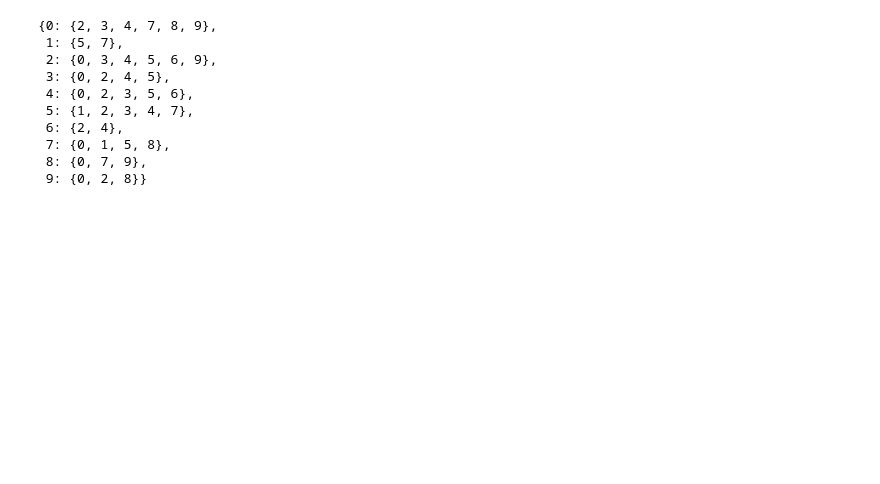
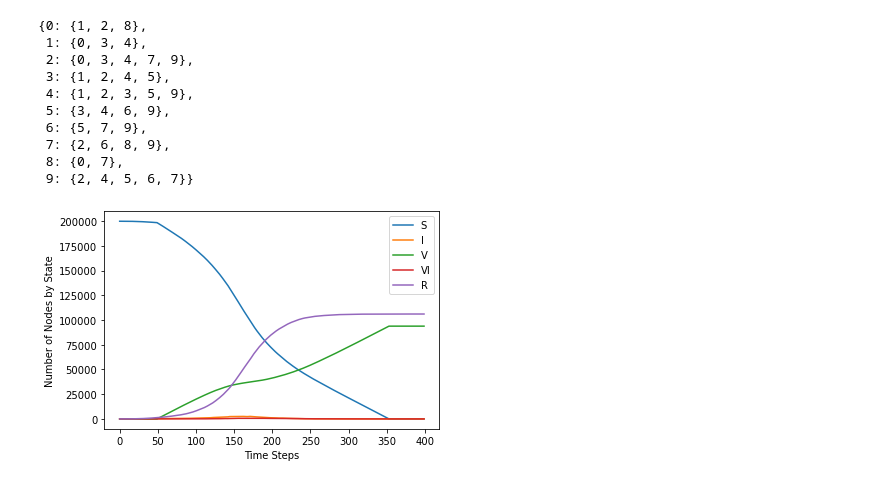
Before and after one commit to grimm004/ns-assignment, a Jupyter notebook: part3/wcrr51_topic4.ipynb, the cells around one changed output. Drawn from its saved outputs; the diff is of its cells as text; code cells hidden in the pictures; blank space fills up the shorter version.

```diff
--- a/part3/wcrr51_topic4.ipynb
+++ b/part3/wcrr51_topic4.ipynb
@@ -58,7 +58,7 @@ def vdws_network(n_: int, m_: int, p_: float) -> Network:
     # Rewire network
     for node_ in range(n_):
         local_degree_ = local_degrees_[node_]
-        for clockwise_neighbour_ in range(node_, node_ + local_degree_ + 1):
+        for clockwise_neighbour_ in range(node_ + 1, node_ + local_degree_ + 1):
             clockwise_neighbour_ = clockwise_neighbour_ % n_
             if random.random() < p_:
                 new_neighbour_ = random.randint(0, n_ - 1)
@@ -75,14 +75,14 @@ def vdws_network(n_: int, m_: int, p_: float) -> Network:
 # %%
 vdws_network(10, 1, 0.5)
 # %% [output]
-{0: {2, 3, 4, 7, 8, 9},
- 1: {5, 7},
- 2: {0, 3, 4, 5, 6, 9},
- 3: {0, 2, 4, 5},
- 4: {0, 2, 3, 5, 6},
- 5: {1, 2, 3, 4, 7},
- 6: {2, 4},
- 7: {0, 1, 5, 8},
- 8: {0, 7, 9},
- 9: {0, 2, 8}}
+{0: {1, 2, 8},
+ 1: {0, 3, 4},
+ 2: {0, 3, 4, 7, 9},
+ 3: {1, 2, 4, 5},
+ 4: {1, 2, 3, 5, 9},
+ 5: {3, 4, 6, 9},
+ 6: {5, 7, 9},
+ 7: {2, 6, 8, 9},
+ 8: {0, 7},
+ 9: {2, 4, 5, 6, 7}}
 # %%
@@ -171,12 +220,16 @@ def epidemic(
 # %%
 network = vdws_network(200000, 25, 0.01)
 # %%
+# All probabilities equal (vaccines are no more effective)
 epidemic(
     network,
     0.01,
     0.01,
     0.01,
     0.01,
     400,
-    2
+    2,
+    400
 )
+# %% [output]
+[figure, added]
```
Also changed, not shown: parts of 22 cells of this notebook, 5 other files.
